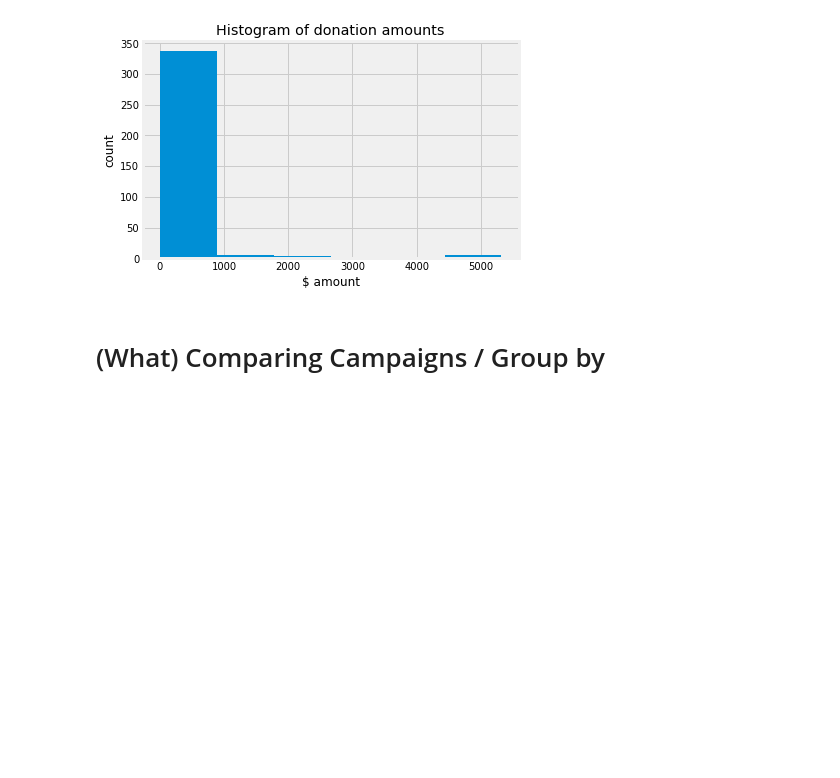
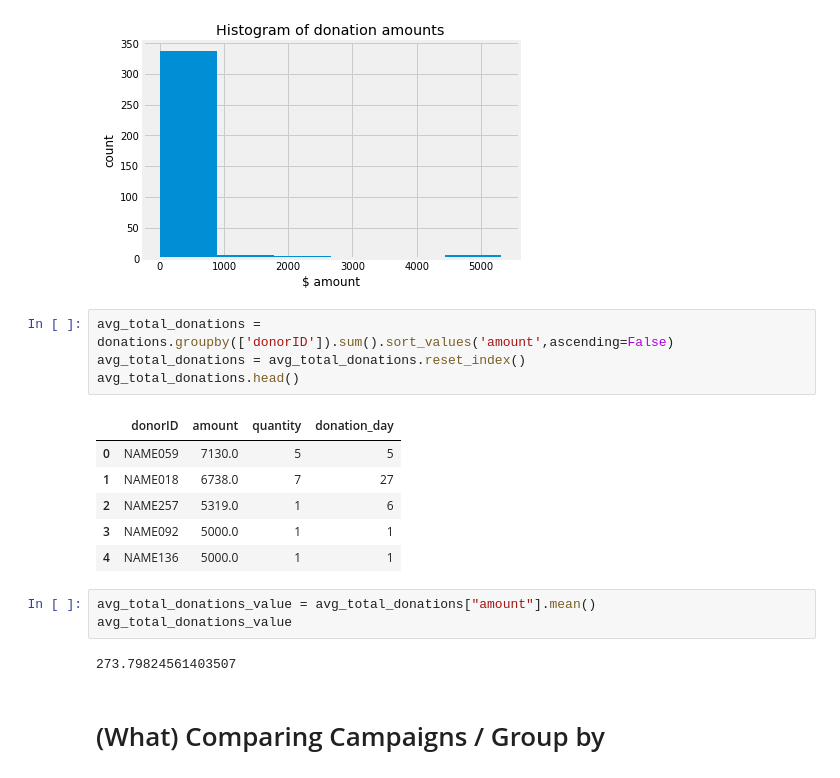
Before and after one commit to wcrowley342/Donordata, a Jupyter notebook: Donation_Data_Analysis.ipynb, the cells around one changed output. Cells and saved outputs as stored; diff of their text form; blank space fills up the shorter version.

```diff
--- a/Donation_Data_Analysis.ipynb
+++ b/Donation_Data_Analysis.ipynb
@@ -347,6 +347,22 @@ plt.xlabel('$ amount')
 # %% [output]
 Text(0.5, 0, '$ amount')
 [figure]
+# %%
+avg_total_donations = donations.groupby(['donorID']).sum().sort_values('amount',ascending=False)
+avg_total_donations = avg_total_donations.reset_index()
+avg_total_donations.head()
+# %% [output]
+|  | donorID | amount | quantity | donation_day |
+| 0 | NAME059 | 7130.0 | 5 | 5 |
+| 1 | NAME018 | 6738.0 | 7 | 27 |
+| 2 | NAME257 | 5319.0 | 1 | 6 |
+| 3 | NAME092 | 5000.0 | 1 | 1 |
+| 4 | NAME136 | 5000.0 | 1 | 1 |
+# %%
+avg_total_donations_value = avg_total_donations["amount"].mean()
+avg_total_donations_value
+# %% [output]
+273.79824561403507
 # %% [markdown]
 # (What) Comparing Campaigns / Group by
 # %%
```
Also changed, not shown: parts of 12 cells of this notebook.
